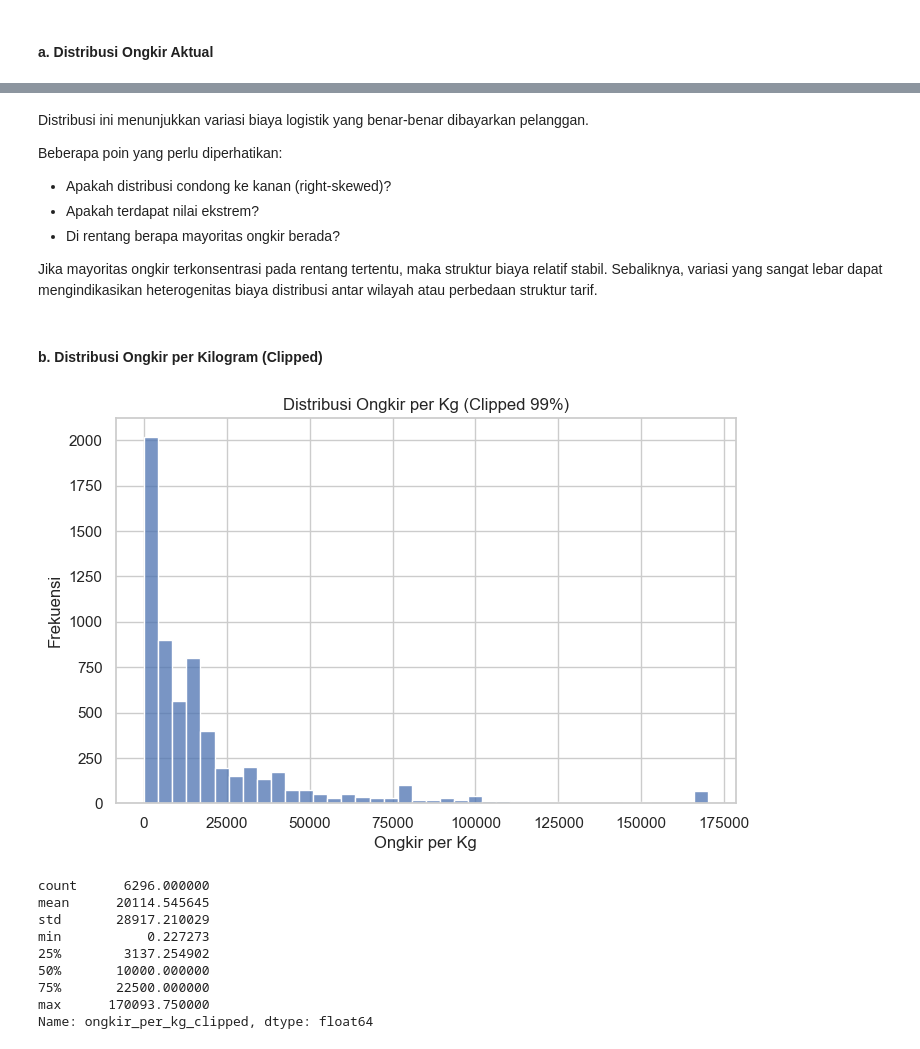
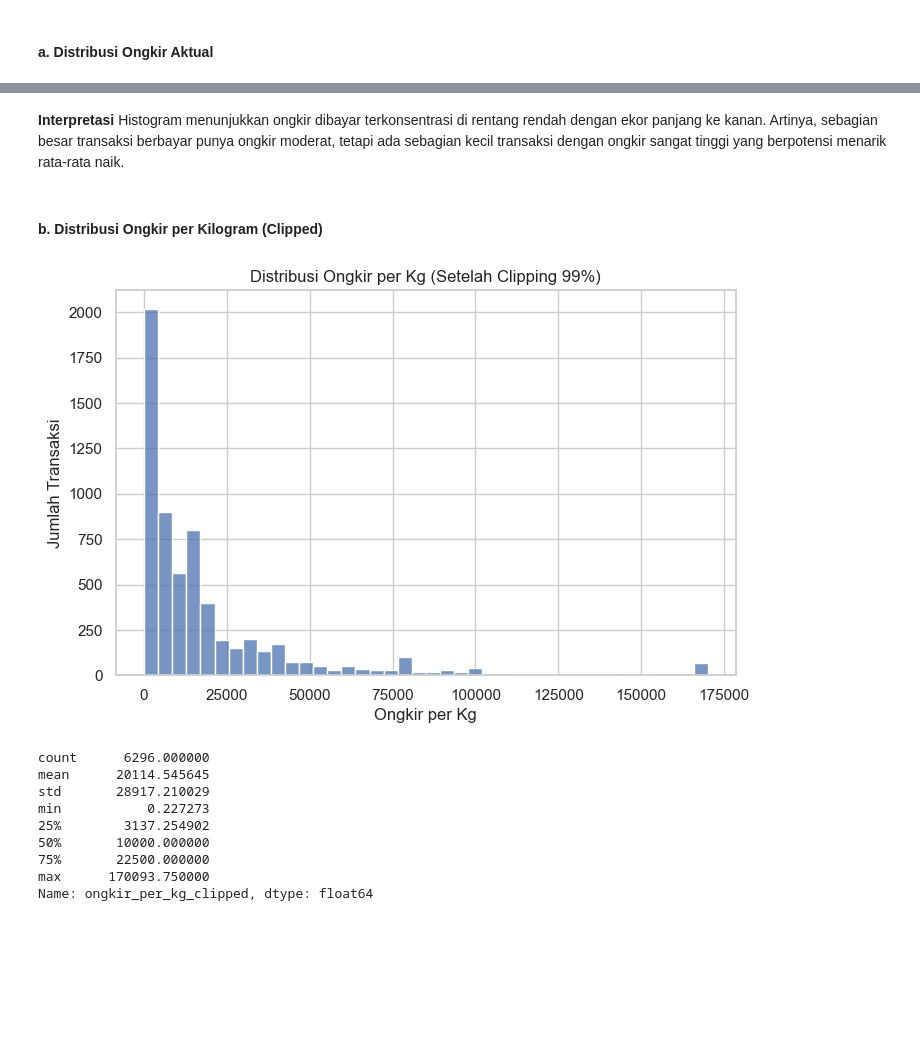
Before and after one commit to AlvitoDwiP/operasional_ecommers_indo, a Jupyter notebook: notebooks/02-business_oriented_EDA.ipynb, the cells around one changed output, grey strips where cells are left out. Saved outputs shown, nothing was run; the diff lists cells and outputs as text; code cells hidden in the pictures; blank space fills up the shorter version.

```diff
--- a/notebooks/02-business_oriented_EDA.ipynb
+++ b/notebooks/02-business_oriented_EDA.ipynb
@@ -18,15 +11,18 @@ import pandas as pd
 import numpy as np
 import matplotlib.pyplot as plt
 import seaborn as sns
+import matplotlib.patches as mpatches
 from pathlib import Path
 
+sns.set_theme(style="whitegrid")
+
 base = Path("/Users/a/Documents/operasional_ecommers_indo/data/process")
-print("exists folder:", base.exists())
-print("files:", [p.name for p in base.glob("*.csv")])
+print("Folder data ditemukan:", base.exists())
+print("Daftar file di folder proses:", [p.name for p in base.glob("*.csv")])
 
 df = pd.read_csv(base / "dataset_preprocessed_full.csv")
 df_paid = pd.read_csv(base / "dataset_preprocessed_paid_shipping.csv")
 
-print("Full dataset:", df.shape)
-print("Paid shipping:", df_paid.shape)
+print("Ukuran dataset penuh:", df.shape)
+print("Ukuran dataset ongkir berbayar:", df_paid.shape)
 # %% [output]
@@ -59,24 +47,17 @@ plt.show()
 # %% [markdown]
-Distribusi ini menunjukkan variasi biaya logistik yang benar-benar dibayarkan pelanggan.
-
-Beberapa poin yang perlu diperhatikan:
-- Apakah distribusi condong ke kanan (right-skewed)?
-- Apakah terdapat nilai ekstrem?
-- Di rentang berapa mayoritas ongkir berada?
-
-Jika mayoritas ongkir terkonsentrasi pada rentang tertentu, maka struktur biaya relatif stabil.
-Sebaliknya, variasi yang sangat lebar dapat mengindikasikan heterogenitas biaya distribusi antar wilayah atau perbedaan struktur tarif.
+**Interpretasi**
+Histogram menunjukkan ongkir dibayar terkonsentrasi di rentang rendah dengan ekor panjang ke kanan. Artinya, sebagian besar transaksi berbayar punya ongkir moderat, tetapi ada sebagian kecil transaksi dengan ongkir sangat tinggi yang berpotensi menarik rata-rata naik.
 # %% [markdown]
 #### b. Distribusi Ongkir per Kilogram (Clipped)
 # %%
 plt.figure(figsize=(8,5))
 sns.histplot(df_paid["ongkir_per_kg_clipped"], bins=40)
-plt.title("Distribusi Ongkir per Kg (Clipped 99%)")
+plt.title("Distribusi Ongkir per Kg (Setelah Clipping 99%)")
 plt.xlabel("Ongkir per Kg")
-plt.ylabel("Frekuensi")
+plt.ylabel("Jumlah Transaksi")
 plt.show()
 # %% [output]
-[figure, old version]
+[figure, new version]
 # %%
 
 df_paid["ongkir_per_kg_clipped"].describe()
```
Also changed, not shown: parts of 49 cells of this notebook, 1 other file.
